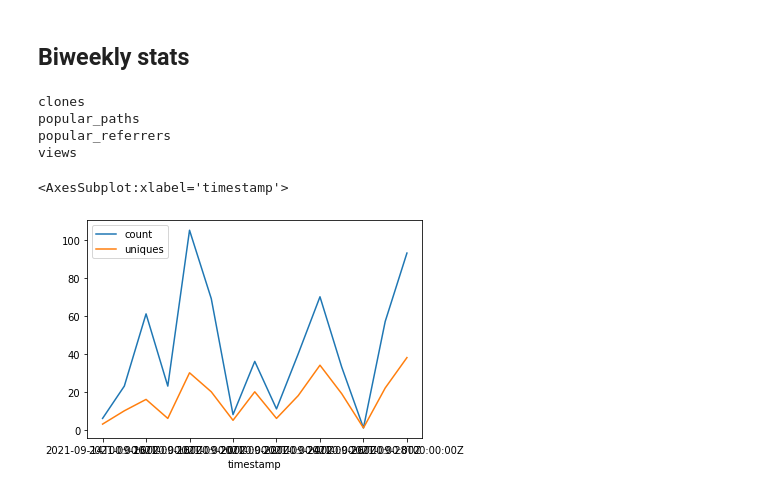
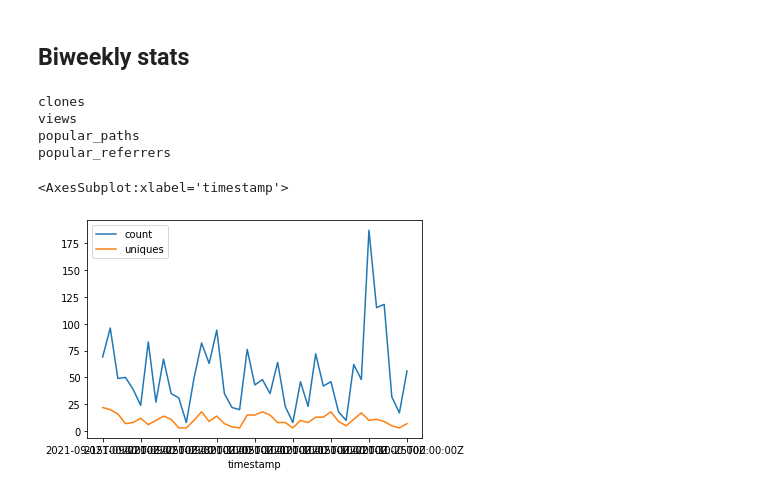
Before and after one commit to catalyst-cooperative/pudl-usage-metrics, a Jupyter notebook: notebooks/github_metrics.ipynb, the cells around one changed output. Drawn from its saved outputs; the diff is of its cells as text; code cells hidden in the pictures.

Commit message:
Changed biweekly metric code in notebook to resolve duplicate timestamp issues.

```diff
--- a/notebooks/github_metrics.ipynb
+++ b/notebooks/github_metrics.ipynb
@@ -49,8 +49,8 @@ extract_funcs = {"clones": extract_clones,
 # %% [markdown]
 ## Persistent Metrics
 # %%
-def plot_cumulative_metric(metric_df, period="M"):
-    metric_df.resample(period).count().id.cumsum().plot()
+def cummulative_metric(metric_df, period="M"):
+    return metric_df.resample(period).count().id.cumsum()
 
 def list_blobs_within_folder(bucket_name, folder):
     """
@@ -67,7 +67,8 @@ def get_recent_persistent_metric(metric):
     Gets a dataframe of the most recent persistent metric data.
     """
     blobs = list_blobs_within_folder(BUCKET_NAME, metric + "/")
-    most_recent_blob = sorted(blobs, key=lambda x: x.time_created)[0]
+    most_recent_blob = sorted(blobs, key=lambda x: x.time_created)[-1]
+    print(most_recent_blob)
 
     metric_json = json.loads(most_recent_blob.download_as_string())
     extract_func = extract_funcs[metric]
@@ -91,7 +100,7 @@ plot_cumulative_metric(stars)
 # %% [markdown]
 ## Biweekly stats
 # %%
-def get_biweekly_metric(metric):
+def get_popular_metric(metric):
     blobs = list_blobs_within_folder(BUCKET_NAME, metric + "/")
 
     # get every other week.
@@ -113,19 +122,44 @@ def get_biweekly_metric(metric):
     metric_df = pd.concat(blob_dfs)
     return metric_df.set_index("timestamp")
 
+def get_biweekly_metric(metric):
+    blobs = list_blobs_within_folder(BUCKET_NAME, metric + "/")
 
-BIWEEKLY_METRICS = ["clones", "popular_paths", "popular_referrers", "views"]
+    blob_dfs = []
+    for blob in blobs:
+        metric_json = json.loads(blob.download_as_string())
+        extract_func = extract_funcs[metric]
+        blob_df = extract_func(metric_json)
+
+        # Remove first and last rows because of sliding window issue
+        blob_df = blob_df.iloc[1:-1]
+
+        blob_dfs.append(blob_df)
+
+    # drop duplicates from overlapping weeks
+    metric_df = pd.concat(blob_dfs).drop_duplicates()
+    metric_df = metric_df.set_index("timestamp")
+    assert metric_df.index.is_unique
+    return metric_df
+
+
+BIWEEKLY_METRICS = ["clones", "views"]
+POPULAR_METRICS = ["popular_paths", "popular_referrers"]
 
 for metric in BIWEEKLY_METRICS:
     print(metric)
     metric_dfs[metric] = get_biweekly_metric(metric)
+
+for metric in POPULAR_METRICS:
+    print(metric)
+    metric_dfs[metric] = get_popular_metric(metric)
 # %% [output]
 clones
+views
 popular_paths
 popular_referrers
-views
 # %%
-metric_dfs["clones"].plot()
+metric_dfs['views'].plot()
 # %% [output]
 <AxesSubplot:xlabel='timestamp'>
-[figure, old version]
+[figure, new version]
```
Also changed, not shown: parts of 6 cells of this notebook.
